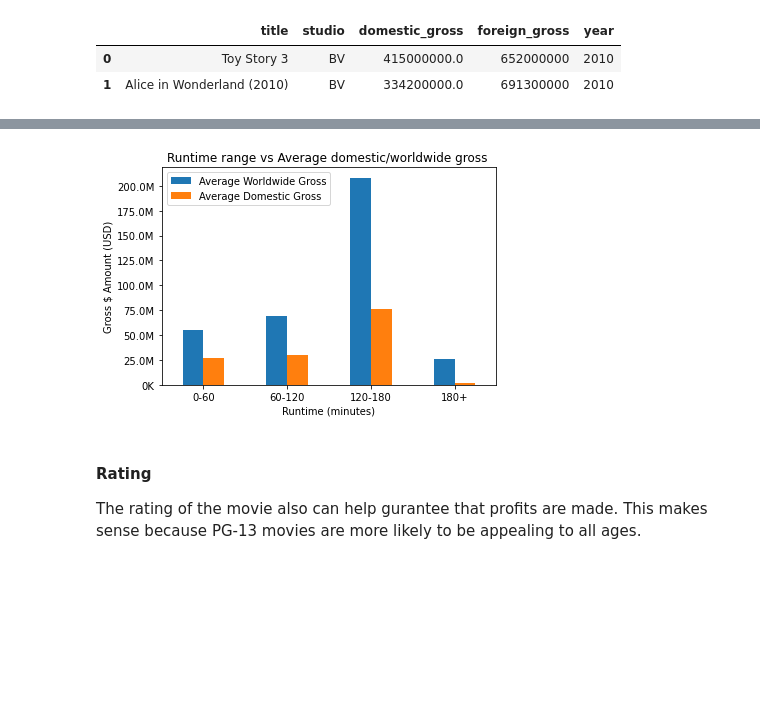
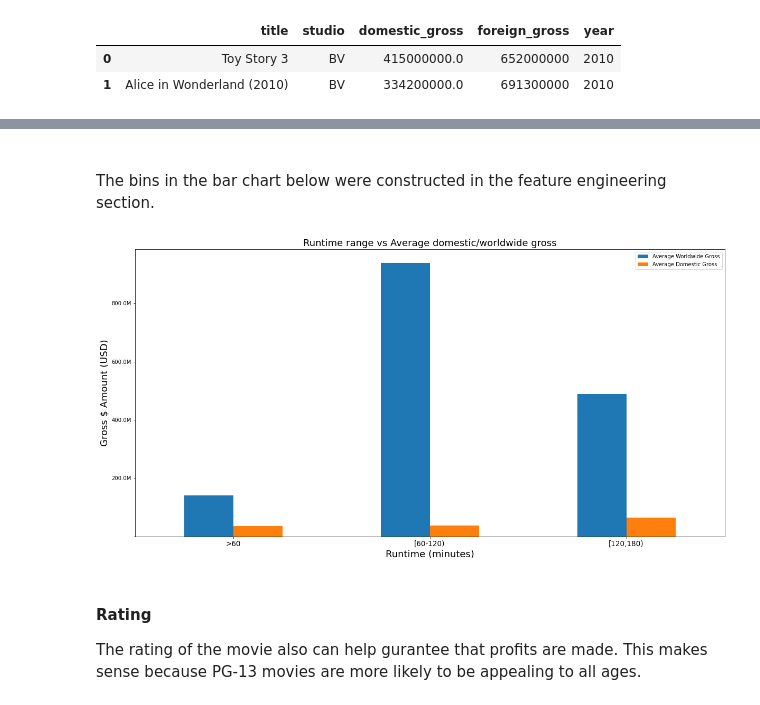
Before and after one commit to Eucalyptusss/dsc-phase-1-project, a Jupyter notebook: microsoft_movies_anaylysis.ipynb, the cells around one changed output, grey strips where cells are left out. Saved outputs shown, nothing was run; the diff lists cells and outputs as text; code cells hidden in the pictures; blank space fills up the shorter version.

```diff
--- a/microsoft_movies_anaylysis.ipynb
+++ b/microsoft_movies_anaylysis.ipynb
@@ -145,0 +703,4 @@ g =  dmi_df.loc[dmi_df.rating=='G'].box_office.mean()
+# %%
+run_df.runtime = run_df.runtime.astype('int64')
+run_df.domestic_gross = run_df.domestic_gross.astype('int64')
+run_df.worldwide_gross = run_df.worldwide_gross.astype('int64')
@@ -145,0 +733,16 @@ g =  dmi_df.loc[dmi_df.rating=='G'].box_office.mean()
+# %%
+index = ['>60','[60-120)','[120,180)']
+# %%
+avg_world = dp.populate_average_world(run_df,60)
+avg_dom = dp.populate_average_dom(run_df,60)
+
+
+
+#average = []
+#    i = start_val
+#    while i != 200:
+#        average.append( df.loc[(df.runtime>=i) & (df.runtime<i+10)].\
+#    worldwide_gross.mean())
+#        i+=10
+
+#    return average[0:16]
@@ -172,2 +778,0 @@ this would need further investigation.
-# %%
-viz.run_all(run_df)
@@ -176,7 +822,10 @@ viz.run_all(run_df)
+# %% [markdown]
+####
+The bins in the bar chart below were constructed in  the feature engineering section.
 # %%
-viz.run_avg(avg_world,avg_domestic,index)
+viz.run_avg(avg_world,avg_dom,index)
 # %% [output]
-[figure, old version]
+[figure, new version]
 # %% [markdown]
 #### __Rating__
 
```
Also changed, not shown: parts of 133 cells of this notebook, 10 other files.
